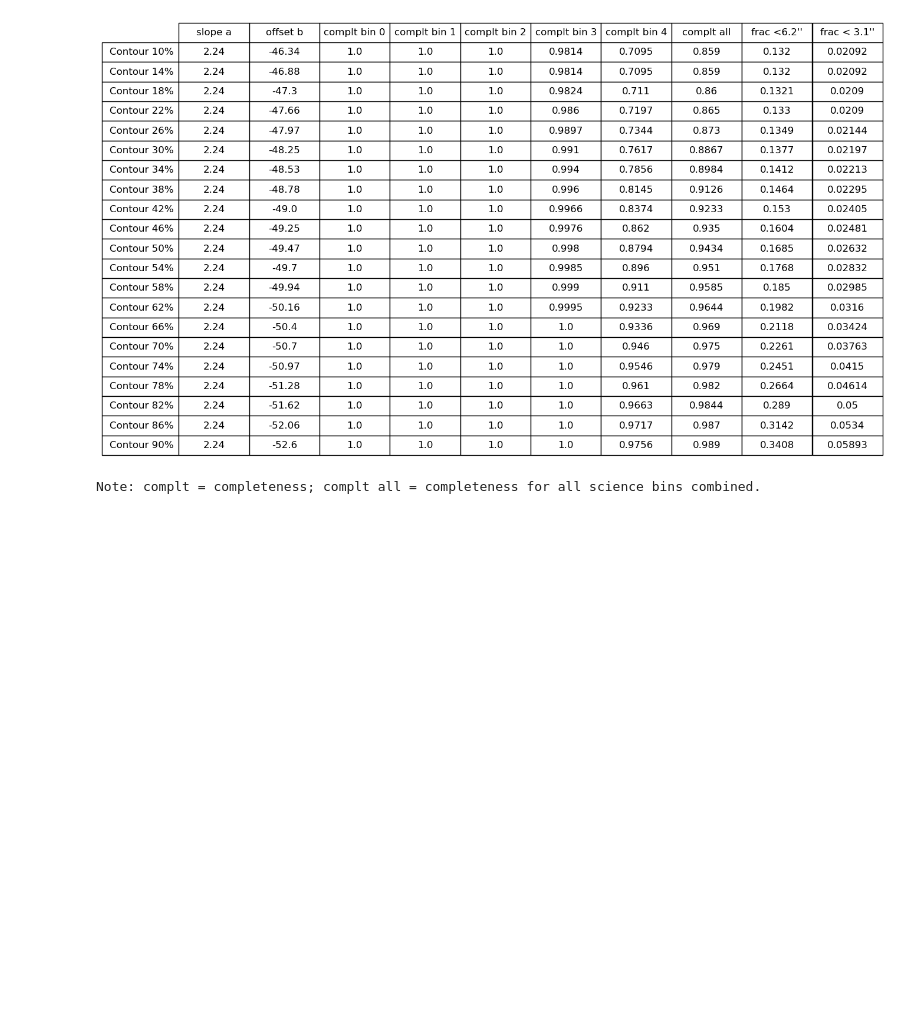
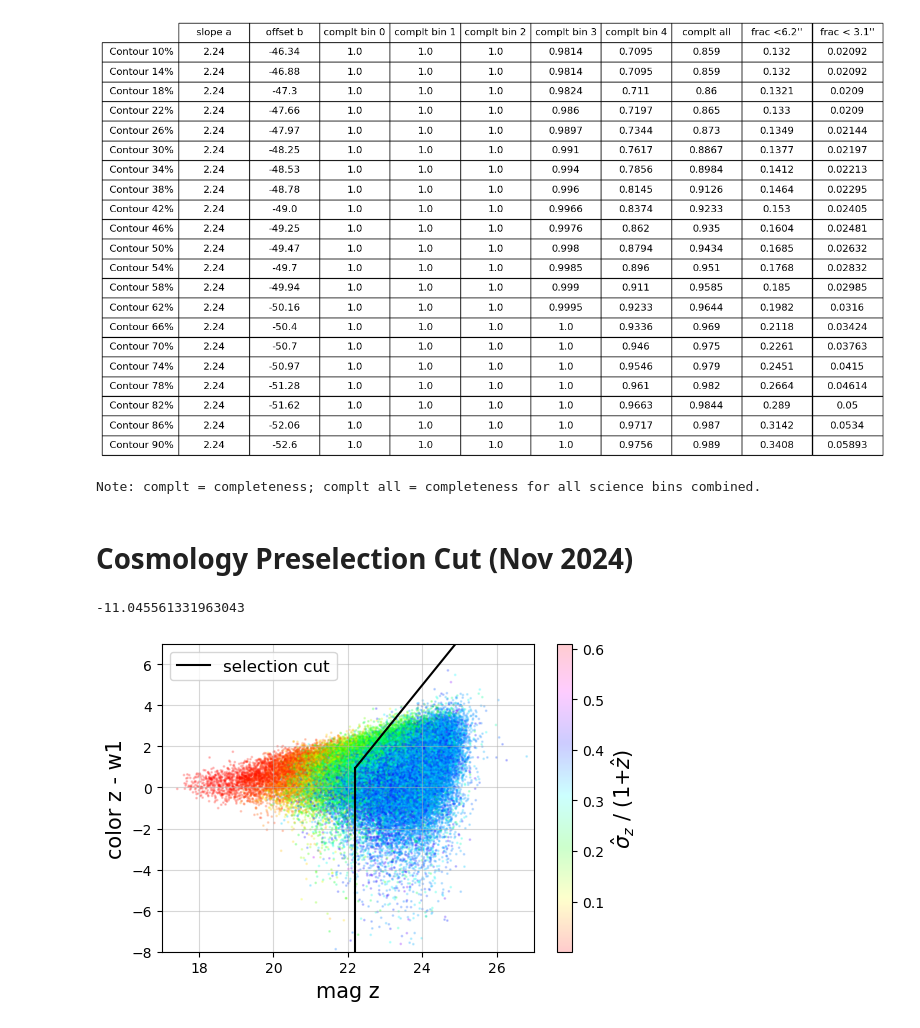
Before and after one commit to gemmahuai/Cosmology-Preselection, a Jupyter notebook: preselection_color_mag_cut.ipynb, the cells around one changed output. Cells and saved outputs as stored; diff of their text form; code cells hidden in the pictures; blank space fills up the shorter version.

Commit message:
plot the preselection cut decided in Nov 2024

```diff
--- a/preselection_color_mag_cut.ipynb
+++ b/preselection_color_mag_cut.ipynb
@@ -574,3 +574,46 @@ print("Note: complt = completeness; complt all = completeness for all science bi
 Caution, the result shown below also has a constant z-mag = 22.2 cut
 [figure]
 Note: complt = completeness; complt all = completeness for all science bins combined.
+# %% [markdown]
+# Cosmology Preselection Cut (Nov 2024)
+# %%
+np.nanmin(cl_y[np.isfinite(cl_y)])
+# %% [output]
+-11.045561331963043
+# %%
+## final selection cut chosen
+# in_mask & ( LS-z < 22.2 | ((LS-z - w1) >= 2.24*LS-z - 48.78 ) | LegacySurvey_uid != -9999 )
+
+# plot x, and y
+cl_x = sphx_z_mag
+cl_y = sphx_z_mag - sphx_w1_mag
+
+# plot color - magnitude, color code by redshift uncertainty
+plt.figure(figsize=(6, 4))
+plt.scatter(cl_x,
+            cl_y,
+            c = (sig_z),
+            s=1,
+            alpha=0.2, cmap='hsv')
+
+# the cut
+xx = np.linspace(22.2, np.nanmax(cl_x[np.isfinite(cl_x)]), 200)
+plt.plot(xx, 2.24 * xx - 48.78, color='black')
+
+xplot = [22.2] * 8
+yplot = np.linspace(np.nanmin(cl_y[np.isfinite(cl_y)]), 2.24 * 22.2 - 48.78, len(xplot))
+plt.plot(xplot, yplot, color='black', label='selection cut')
+
+cbar = plt.colorbar()
+cbar.set_label(r"$\hat{\sigma}_z$ / (1+$\hat{z}$)", fontsize=15)
+plt.xlabel("mag z", fontsize=15)
+plt.ylabel("color z - w1", fontsize=15)
+plt.xlim(np.nanmin(cl_x[np.isfinite(cl_x)]), np.nanmax(cl_x[np.isfinite(cl_x)]))
+plt.ylim(np.nanmin(cl_y[np.isfinite(cl_y)]), np.nanmax(cl_y[np.isfinite(cl_y)]))
+plt.legend(fontsize=12)
+plt.xlim(17, 27)
+plt.ylim(-8, 7)
+plt.grid(alpha=0.5)
+# plt.savefig()
+# %% [output]
+[figure, added]
```
Also changed, not shown: 1 other file.
